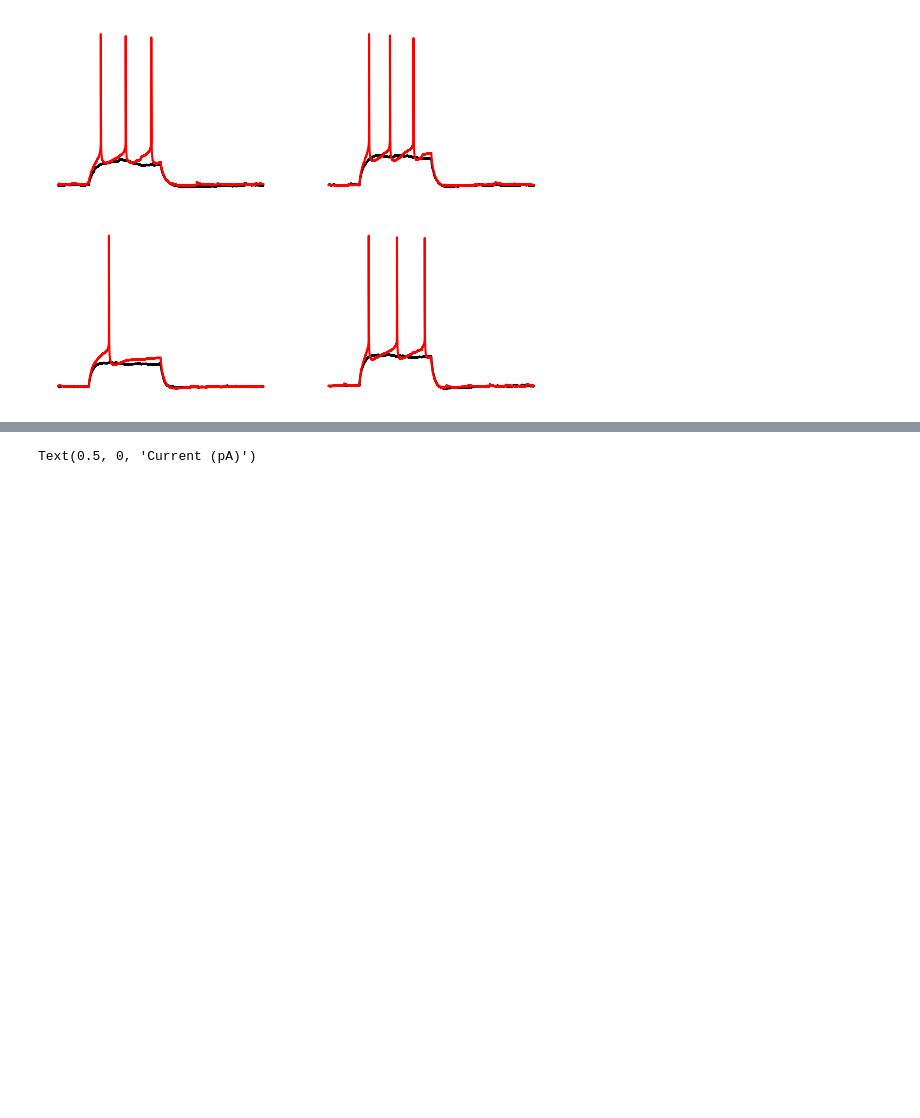
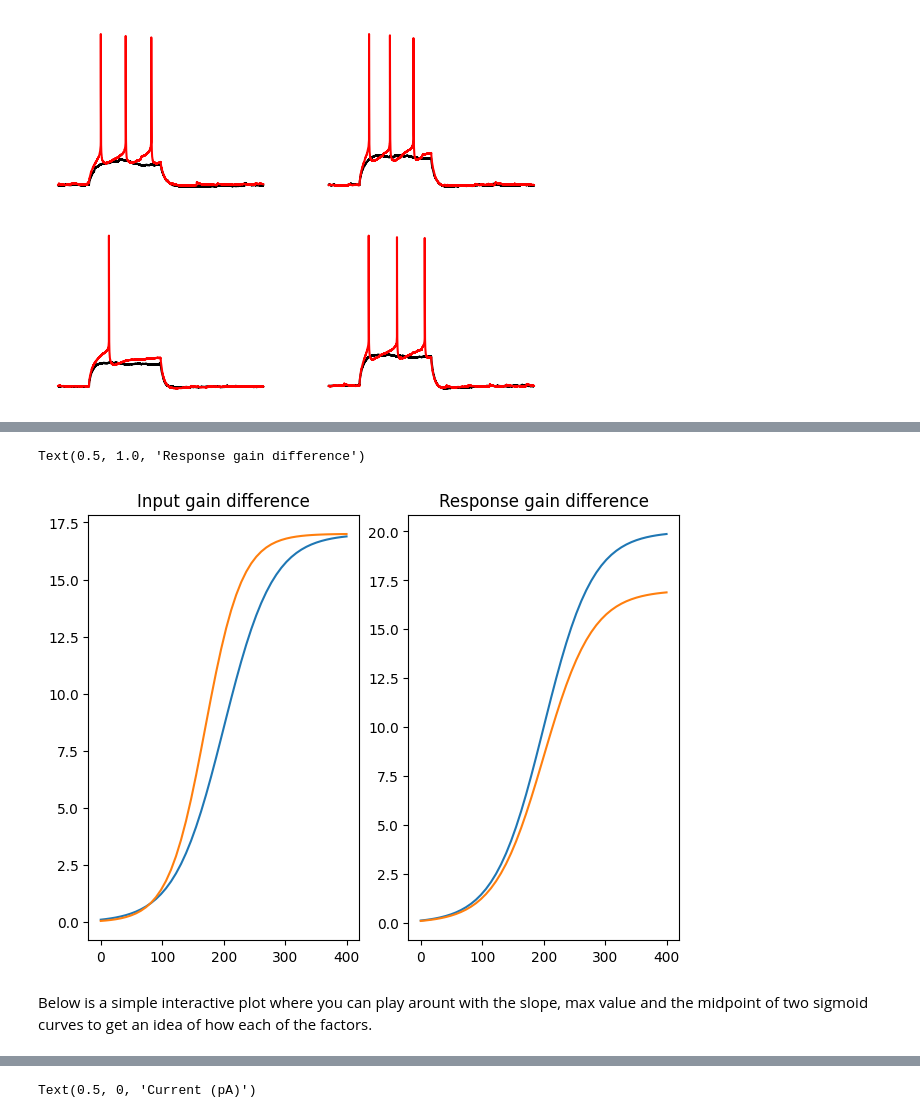
Before and after one commit to LarsHenrikNelson/PatchClampHandbook, a Jupyter notebook: current_clamp/analysis.ipynb, the cells around one changed output, grey strips where cells are left out. Saved outputs shown, nothing was run; the diff lists cells and outputs as text; code cells hidden in the pictures; blank space fills up the shorter version.

```diff
--- a/current_clamp/analysis.ipynb
+++ b/current_clamp/analysis.ipynb
@@ -223,0 +236,18 @@ Spike frequency is used to create the FI curve. The FI curve relates several pie
+# %%
+def sigmoid(x, max_value, midpoint, slope, offset):
+    return 1 / (1 + np.exp((x - midpoint) / slope)) * max_value + offset
+
+
+fig, ax = plt.subplots(ncols=2, layout="constrained")
+x = np.linspace(0, 400)
+ax[0].plot(x, sigmoid(x, 17, 200, -40, 0))
+ax[0].plot(x, sigmoid(x, 17, 170, -30, 0))
+ax[0].set_title("Input gain difference")
+ax[1].plot(x, sigmoid(x, 20, 200, -40, 0))
+ax[1].plot(x, sigmoid(x, 17, 200, -40, 0))
+ax[1].set_title("Response gain difference")
+# %% [output]
+Text(0.5, 1.0, 'Response gain difference')
+[figure, added]
+# %% [markdown]
+Below is a simple interactive plot where you can play arount with the slope, max value and the midpoint of two sigmoid curves to get an idea of how each of the factors.
```
Also changed, not shown: parts of 10 cells of this notebook, 2 other files.
